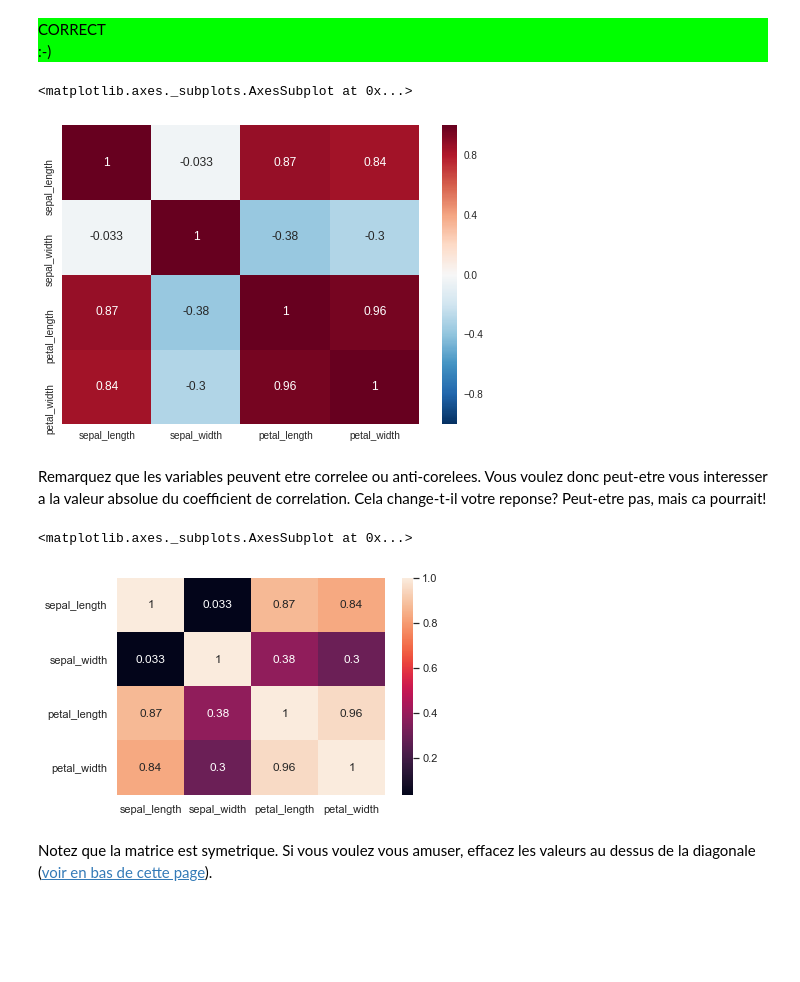
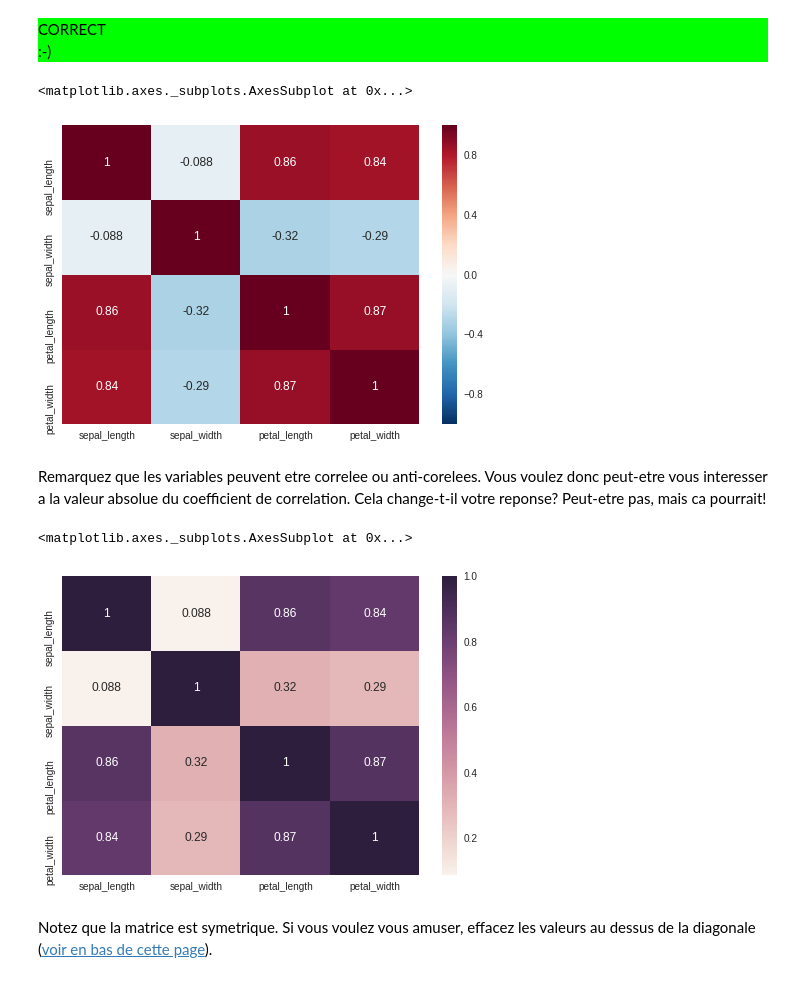
Before and after one commit to LeandreBischoff/info232, a Jupyter notebook: TP1/README.ipynb, the cells around one changed output. Saved outputs shown, nothing was run; the diff lists cells and outputs as text; code cells hidden in the pictures; blank space fills up the shorter version.

```diff
--- a/TP1/README.ipynb
+++ b/TP1/README.ipynb
@@ -192,18 +190,18 @@ score += check(numero_ligne*numero_colonne, question)
 CORRECT
 :-)
 # %%
-corr_mat = data.corr(method='pearson')
+corr_mat = data.corr(method='spearman')
 sns.heatmap(corr_mat, annot=True, center=0)
 # %% [output]
 <matplotlib.axes._subplots.AxesSubplot at 0x...>
-[figure, old version]
+[figure, new version]
 # %% [markdown]
 Remarquez que les variables peuvent etre correlee ou anti-corelees. Vous voulez donc peut-etre vous interesser a la valeur absolue du coefficient de correlation. Cela change-t-il votre reponse? Peut-etre pas, mais ca pourrait!
 # %%
 sns.heatmap(abs(corr_mat), annot=True)
 # %% [output]
 <matplotlib.axes._subplots.AxesSubplot at 0x...>
-[figure, old version]
+[figure, new version]
 # %% [markdown]
 Notez que la matrice est symetrique. Si vous voulez vous amuser, effacez les valeurs au dessus de la diagonale (<a href="https://seaborn.pydata.org/generated/seaborn.heatmap.html">voir en bas de cette page</a>).
 # %% [markdown]
```
Also changed, not shown: parts of 7 cells of this notebook.
